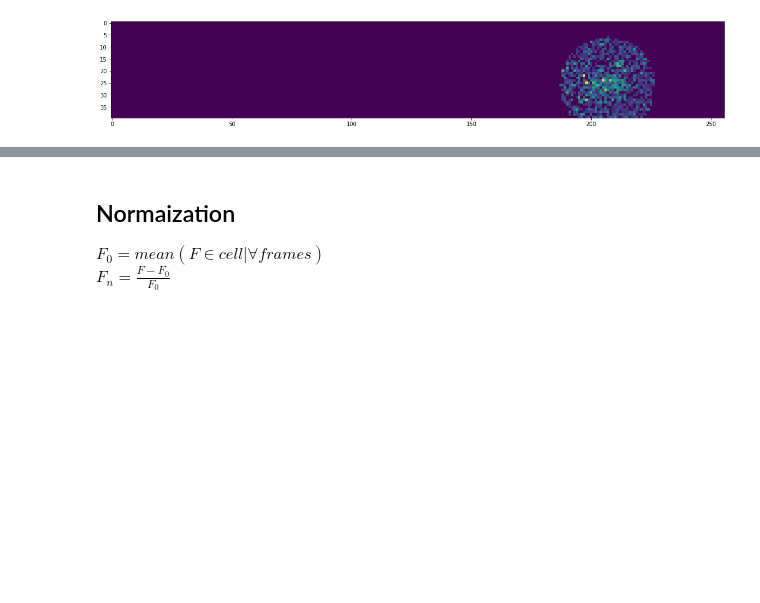
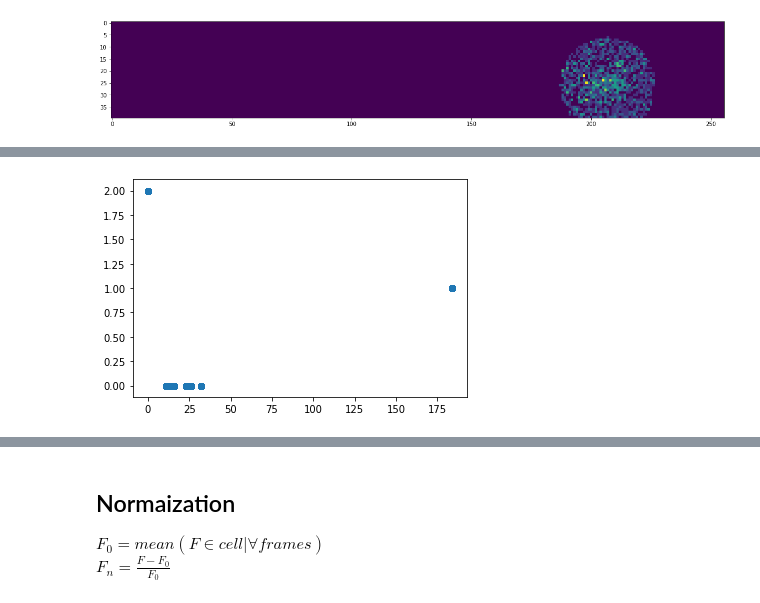
Before and after one commit to raulbenitez/DEEPCARDIO, a Jupyter notebook: sparks/exploreImageAndPlotSpark.ipynb, the cells around one changed output, grey strips where cells are left out. Cells and saved outputs as stored; diff of their text form; code cells hidden in the pictures; blank space fills up the shorter version.

```diff
--- a/sparks/exploreImageAndPlotSpark.ipynb
+++ b/sparks/exploreImageAndPlotSpark.ipynb
@@ -105,0 +136,5 @@ plt.show()
+# %%
+plt.scatter(im[mask].flatten(), k.labels_)
+plt.show()
+# %% [output]
+[figure, added]
```
Also changed, not shown: parts of 10 cells of this notebook.
